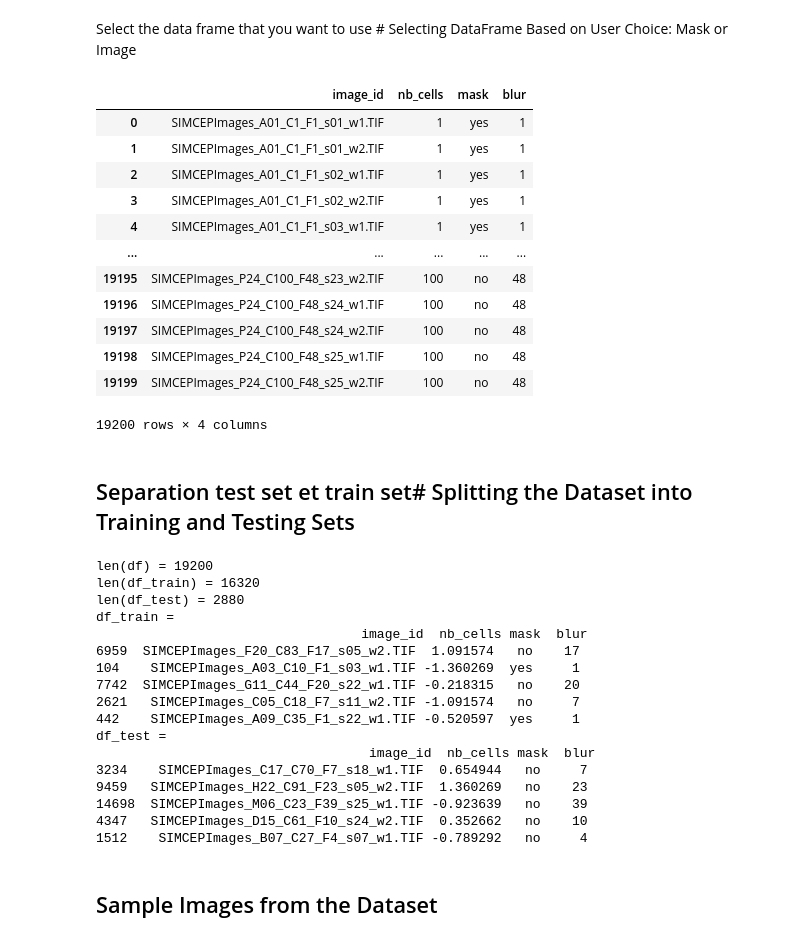
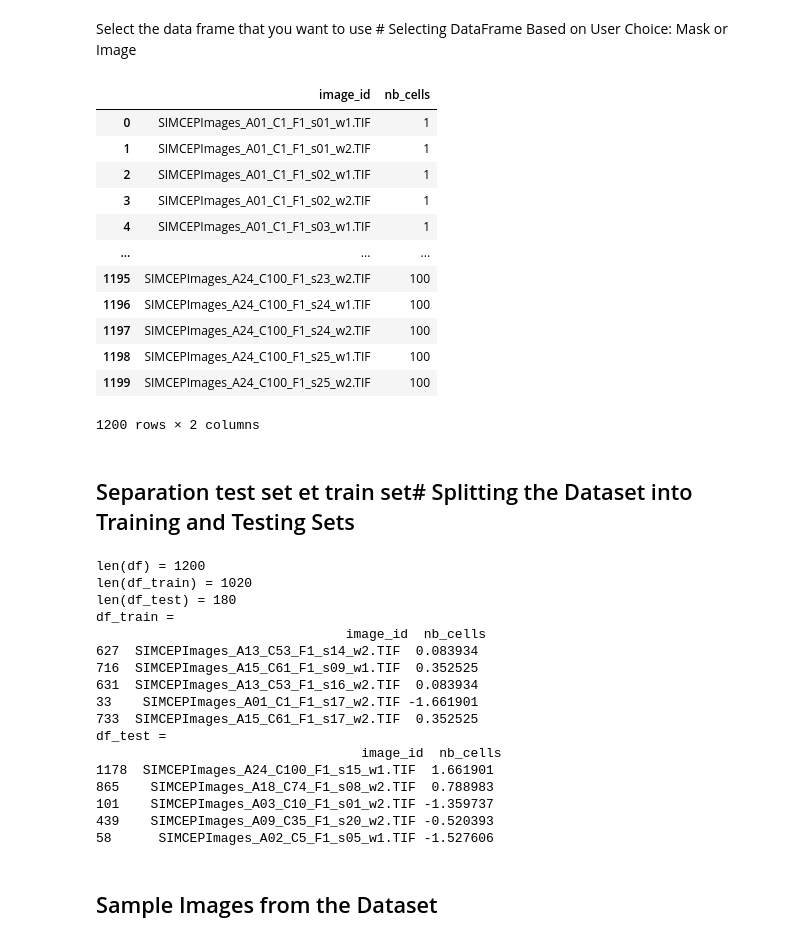
Before and after one commit to Faberra57/cobalt, a Jupyter notebook: CNN/cnn_kaggle_only.ipynb, the cells around one changed output. Cells and saved outputs as stored; diff of their text form; code cells hidden in the pictures.

```diff
--- a/CNN/cnn_kaggle_only.ipynb
+++ b/CNN/cnn_kaggle_only.ipynb
@@ -75,37 +77,37 @@ print(' mask =\n', mask.head())
 # %% [markdown]
 Select the data frame that you want to use # Selecting DataFrame Based on User Choice: Mask or Image
 # %%
-mask_or_image = 'images'  # Variable to determine which dataset to use
+mask_or_image = 'mask'  # Variable to determine which dataset to use
 
 if mask_or_image == 'mask':
     df = mask  # If 'mask' is selected, assign the mask DataFrame to df
     # Filter the rows in the DataFrame where 'image_id' contains 'w1' (case insensitive)
     #df = df[df['image_id'].str.contains("w1", case=False, na=False)]
 else:
     df = images.copy()  # If 'image' is selected, create a copy of the images DataFrame
     # Remove the 'blur' and 'mask' columns from the DataFrame
     #df.drop(columns=['blur', 'mask'], inplace=True)
     # Uncomment the following line to filter images by 'w1' if needed
     # df = df[df['image_id'].str.contains("w1", case=False, na=False)]
 
 
 
 #df=df[df['nb_cells'] > 50]
 df  # Display the resulting DataFrame
 # %% [output]
-|  | image_id | nb_cells | mask | blur |
-| 0 | SIMCEPImages_A01_C1_F1_s01_w1.TIF | 1 | yes | 1 |
-| 1 | SIMCEPImages_A01_C1_F1_s01_w2.TIF | 1 | yes | 1 |
-| 2 | SIMCEPImages_A01_C1_F1_s02_w1.TIF | 1 | yes | 1 |
-| 3 | SIMCEPImages_A01_C1_F1_s02_w2.TIF | 1 | yes | 1 |
-| 4 | SIMCEPImages_A01_C1_F1_s03_w1.TIF | 1 | yes | 1 |
-| ... | ... | ... | ... | ... |
-| 19195 | SIMCEPImages_P24_C100_F48_s23_w2.TIF | 100 | no | 48 |
-| 19196 | SIMCEPImages_P24_C100_F48_s24_w1.TIF | 100 | no | 48 |
-| 19197 | SIMCEPImages_P24_C100_F48_s24_w2.TIF | 100 | no | 48 |
-| 19198 | SIMCEPImages_P24_C100_F48_s25_w1.TIF | 100 | no | 48 |
-| 19199 | SIMCEPImages_P24_C100_F48_s25_w2.TIF | 100 | no | 48 |
+|  | image_id | nb_cells |
+| 0 | SIMCEPImages_A01_C1_F1_s01_w1.TIF | 1 |
+| 1 | SIMCEPImages_A01_C1_F1_s01_w2.TIF | 1 |
+| 2 | SIMCEPImages_A01_C1_F1_s02_w1.TIF | 1 |
+| 3 | SIMCEPImages_A01_C1_F1_s02_w2.TIF | 1 |
+| 4 | SIMCEPImages_A01_C1_F1_s03_w1.TIF | 1 |
+| ... | ... | ... |
+| 1195 | SIMCEPImages_A24_C100_F1_s23_w2.TIF | 100 |
+| 1196 | SIMCEPImages_A24_C100_F1_s24_w1.TIF | 100 |
+| 1197 | SIMCEPImages_A24_C100_F1_s24_w2.TIF | 100 |
+| 1198 | SIMCEPImages_A24_C100_F1_s25_w1.TIF | 100 |
+| 1199 | SIMCEPImages_A24_C100_F1_s25_w2.TIF | 100 |
-19200 rows × 4 columns
+1200 rows × 2 columns
 # %% [markdown]
 ## Separation test set et train set# Splitting the Dataset into Training and Testing Sets
 # %%
@@ -128,23 +130,23 @@ print('len(df_test) =', len(df_test))  # Number of samples in the test set
 print('df_train =\n', df_train.head())  # Show the first few rows of the training DataFrame
 print('df_test =\n', df_test.head())  # Show the first few rows of the testing DataFrame
 # %% [output]
-len(df) = 19200
-len(df_train) = 16320
-len(df_test) = 2880
+len(df) = 1200
+len(df_train) = 1020
+len(df_test) = 180
 df_train =
-                                  image_id  nb_cells mask  blur
-6959  SIMCEPImages_F20_C83_F17_s05_w2.TIF  1.091574   no    17
-104    SIMCEPImages_A03_C10_F1_s03_w1.TIF -1.360269  yes     1
-7742  SIMCEPImages_G11_C44_F20_s22_w1.TIF -0.218315   no    20
-2621   SIMCEPImages_C05_C18_F7_s11_w2.TIF -1.091574   no     7
-442    SIMCEPImages_A09_C35_F1_s22_w1.TIF -0.520597  yes     1
+                                image_id  nb_cells
+627  SIMCEPImages_A13_C53_F1_s14_w2.TIF  0.083934
+716  SIMCEPImages_A15_C61_F1_s09_w1.TIF  0.352525
+631  SIMCEPImages_A13_C53_F1_s16_w2.TIF  0.083934
+33    SIMCEPImages_A01_C1_F1_s17_w2.TIF -1.661901
+733  SIMCEPImages_A15_C61_F1_s17_w2.TIF  0.352525
 df_test =
-                                   image_id  nb_cells mask  blur
-3234    SIMCEPImages_C17_C70_F7_s18_w1.TIF  0.654944   no     7
-9459   SIMCEPImages_H22_C91_F23_s05_w2.TIF  1.360269   no    23
-14698  SIMCEPImages_M06_C23_F39_s25_w1.TIF -0.923639   no    39
-4347   SIMCEPImages_D15_C61_F10_s24_w2.TIF  0.352662   no    10
-1512    SIMCEPImages_B07_C27_F4_s07_w1.TIF -0.789292   no     4
+                                  image_id  nb_cells
+1178  SIMCEPImages_A24_C100_F1_s15_w1.TIF  1.661901
+865    SIMCEPImages_A18_C74_F1_s08_w2.TIF  0.788983
+101    SIMCEPImages_A03_C10_F1_s01_w2.TIF -1.359737
+439    SIMCEPImages_A09_C35_F1_s20_w2.TIF -0.520393
+58      SIMCEPImages_A02_C5_F1_s05_w1.TIF -1.527606
 # %% [markdown]
 ## Sample Images from the Dataset
 # %%
```
Also changed, not shown: parts of 17 cells of this notebook.
